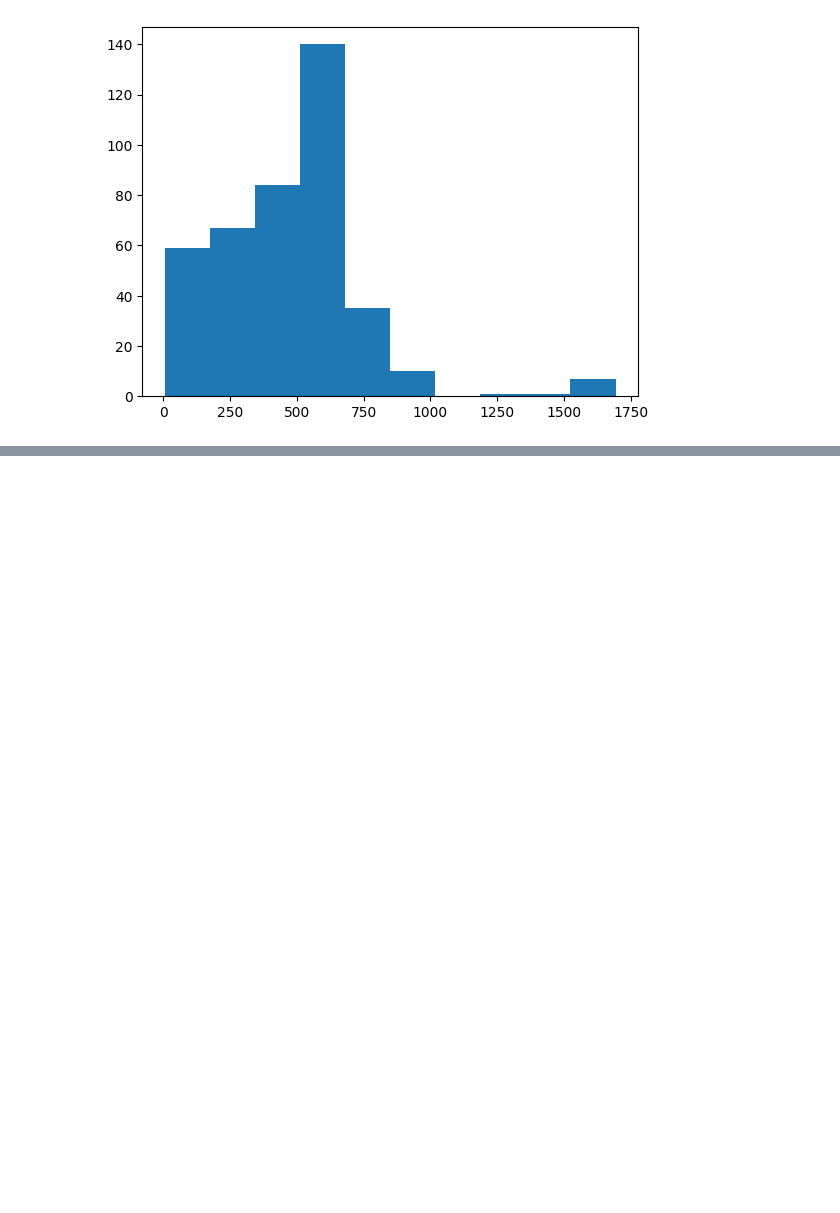
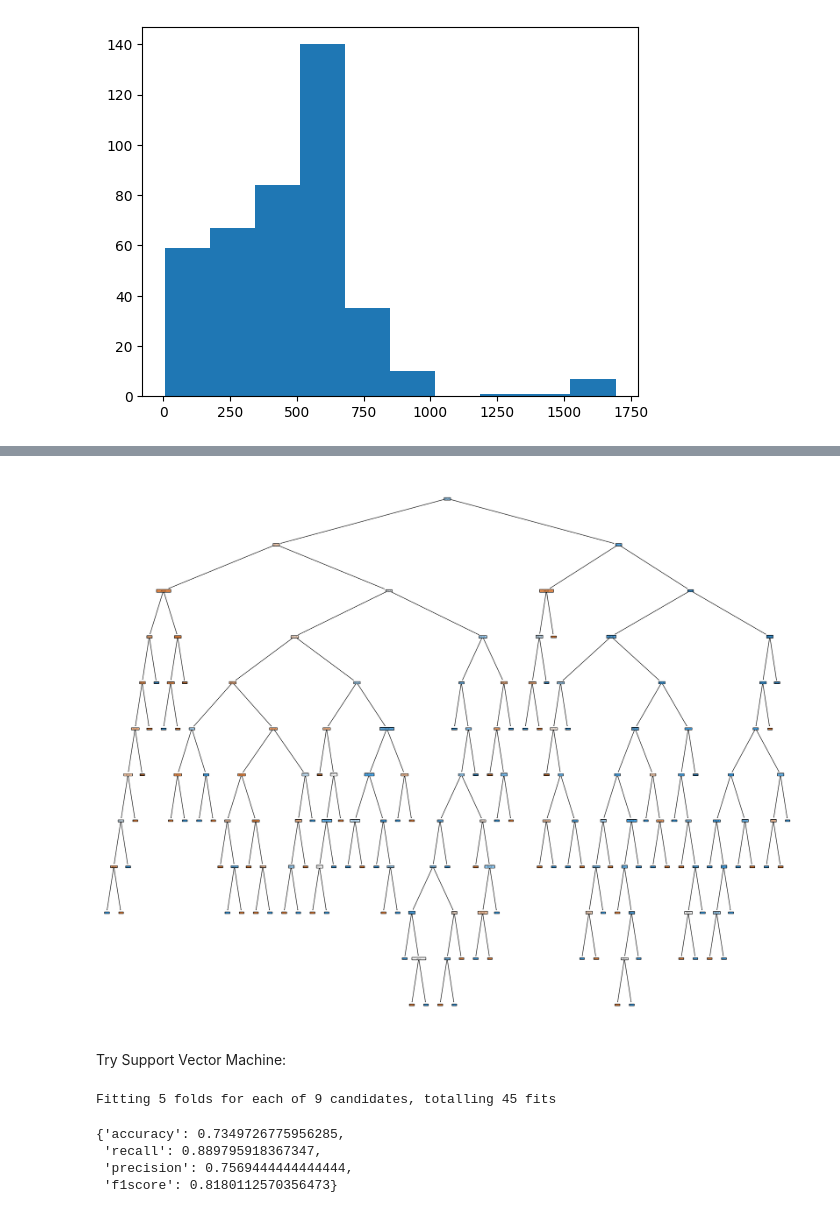
Before and after one commit to tycoi2005/202308_machine_learning_ibm_coursera, a Jupyter notebook: 003supervised-machine-learning-classification/w6.project.classify.ipynb, the cells around one changed output, grey strips where cells are left out. Cells and saved outputs as stored; diff of their text form; code cells hidden in the pictures; blank space fills up the shorter version.

```diff
--- a/003supervised-machine-learning-classification/w6.project.classify.ipynb
+++ b/003supervised-machine-learning-classification/w6.project.classify.ipynb
@@ -83,0 +240,33 @@ plt.hist(df_inactive.lifeday)
+# %%
+feature_names = df.columns.values
+plot_decision_tree(grid_search.best_estimator_, feature_names=feature_names)
+# %% [output]
+[figure, added]
+# %% [markdown]
+Try Support Vector Machine:
+# %%
+params_grid = {
+    'C': [1, 10, 100],
+    'kernel': ['poly', 'rbf', 'sigmoid']
+}
+model = SVC()
+
+# Define a GridSearchCV to search the best parameters
+grid_search = GridSearchCV(estimator = model,
+                           param_grid = params_grid,
+                           scoring='f1',
+                           cv = 5, verbose = 1)
+# Search the best parameters with training data
+grid_search.fit(X_train, y_train.values.ravel())
+best_params = grid_search.best_params_
+# %% [output]
+Fitting 5 folds for each of 9 candidates, totalling 45 fits
+# %%
+preds = grid_search.predict(X_test)
+
+evaluate_metrics(y_test, preds)
+# %% [output]
+{'accuracy': 0.7349726775956285,
+ 'recall': 0.889795918367347,
+ 'precision': 0.7569444444444444,
+ 'f1score': 0.8180112570356473}
```
Also changed, not shown: parts of 16 cells of this notebook, 1 other file.
